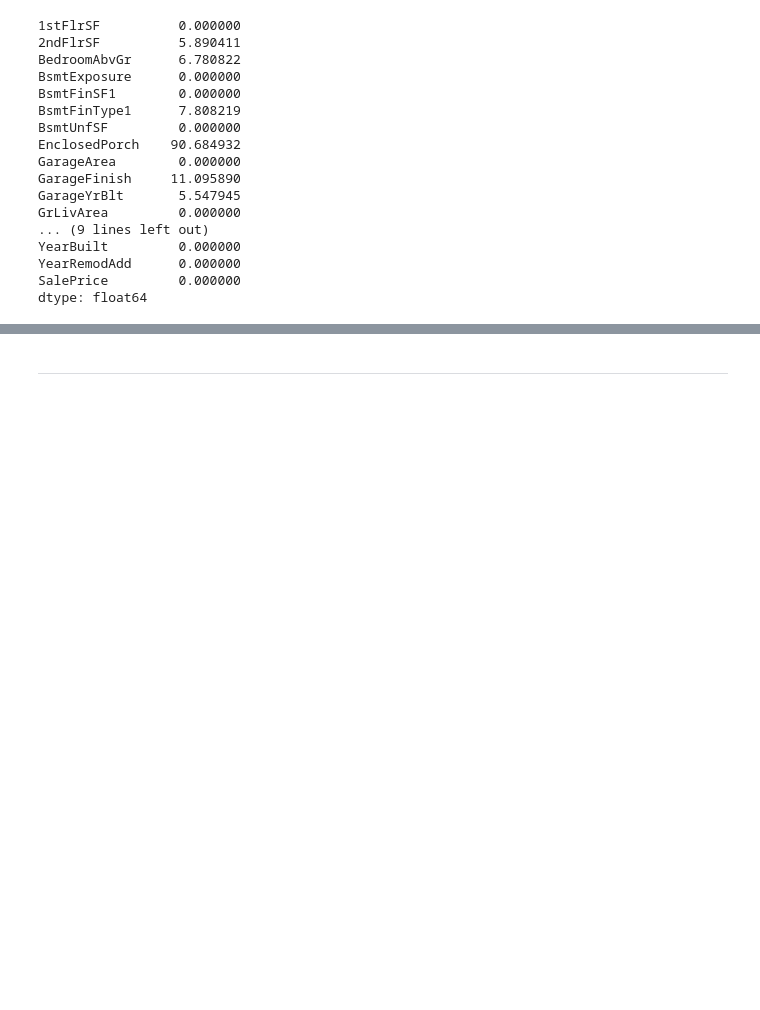
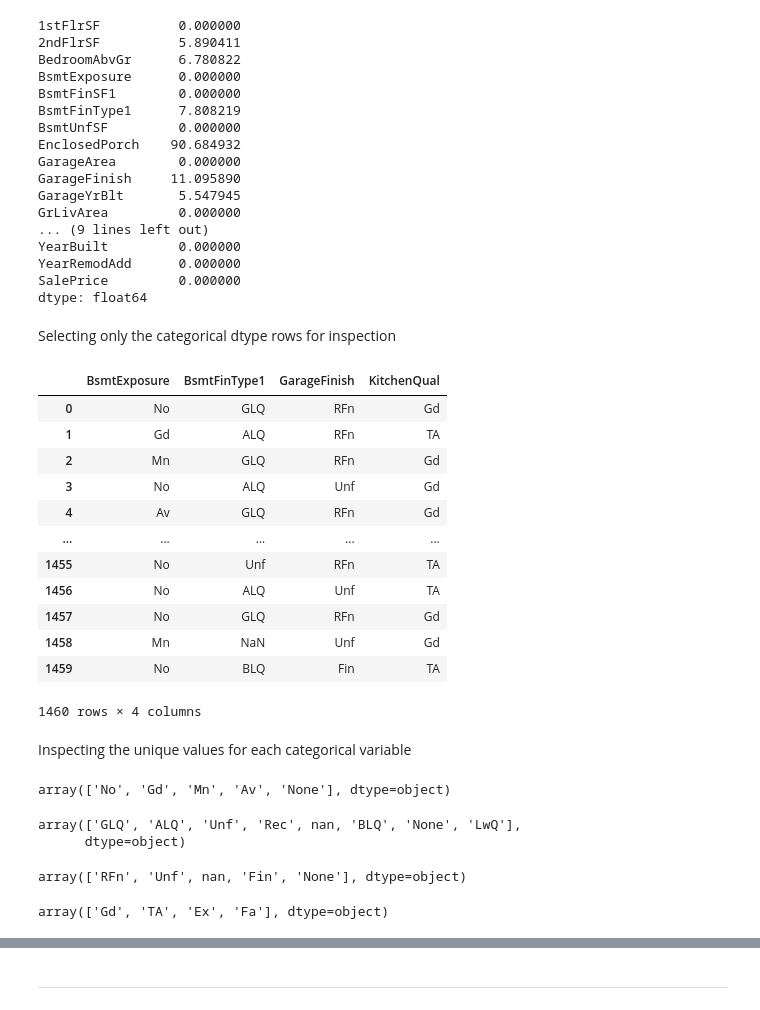
Before and after one commit to Evan2022/Heritage-Housing-Issues, a Jupyter notebook: jupyter_notebooks/DataCollection.ipynb, the cells around one changed output, grey strips where cells are left out. Saved outputs shown, nothing was run; the diff lists cells and outputs as text; code cells hidden in the pictures; blank space fills up the shorter version.

```diff
--- a/jupyter_notebooks/DataCollection.ipynb
+++ b/jupyter_notebooks/DataCollection.ipynb
@@ -223,3 +230,41 @@ YearBuilt         0.000000
 YearRemodAdd      0.000000
 SalePrice         0.000000
 dtype: float64
+# %% [markdown]
+Selecting only the categorical dtype rows for inspection
+# %%
+categorical_df = df.select_dtypes(include=['object'])
+categorical_df
+# %% [output]
+|  | BsmtExposure | BsmtFinType1 | GarageFinish | KitchenQual |
+| 0 | No | GLQ | RFn | Gd |
+| 1 | Gd | ALQ | RFn | TA |
+| 2 | Mn | GLQ | RFn | Gd |
+| 3 | No | ALQ | Unf | Gd |
+| 4 | Av | GLQ | RFn | Gd |
+| ... | ... | ... | ... | ... |
+| 1455 | No | Unf | RFn | TA |
+| 1456 | No | ALQ | Unf | TA |
+| 1457 | No | GLQ | RFn | Gd |
+| 1458 | Mn | NaN | Unf | Gd |
+| 1459 | No | BLQ | Fin | TA |
+1460 rows × 4 columns
+# %% [markdown]
+Inspecting the unique values for each categorical variable
+# %%
+categorical_df['BsmtExposure'].unique()
+# %% [output]
+array(['No', 'Gd', 'Mn', 'Av', 'None'], dtype=object)
+# %%
+categorical_df['BsmtFinType1'].unique()
+# %% [output]
+array(['GLQ', 'ALQ', 'Unf', 'Rec', nan, 'BLQ', 'None', 'LwQ'],
+      dtype=object)
+# %%
+categorical_df['GarageFinish'].unique()
+# %% [output]
+array(['RFn', 'Unf', nan, 'Fin', 'None'], dtype=object)
+# %%
+categorical_df['KitchenQual'].unique()
+# %% [output]
+array(['Gd', 'TA', 'Ex', 'Fa'], dtype=object)
```
Also changed, not shown: parts of 20 cells of this notebook, 1 other file.
